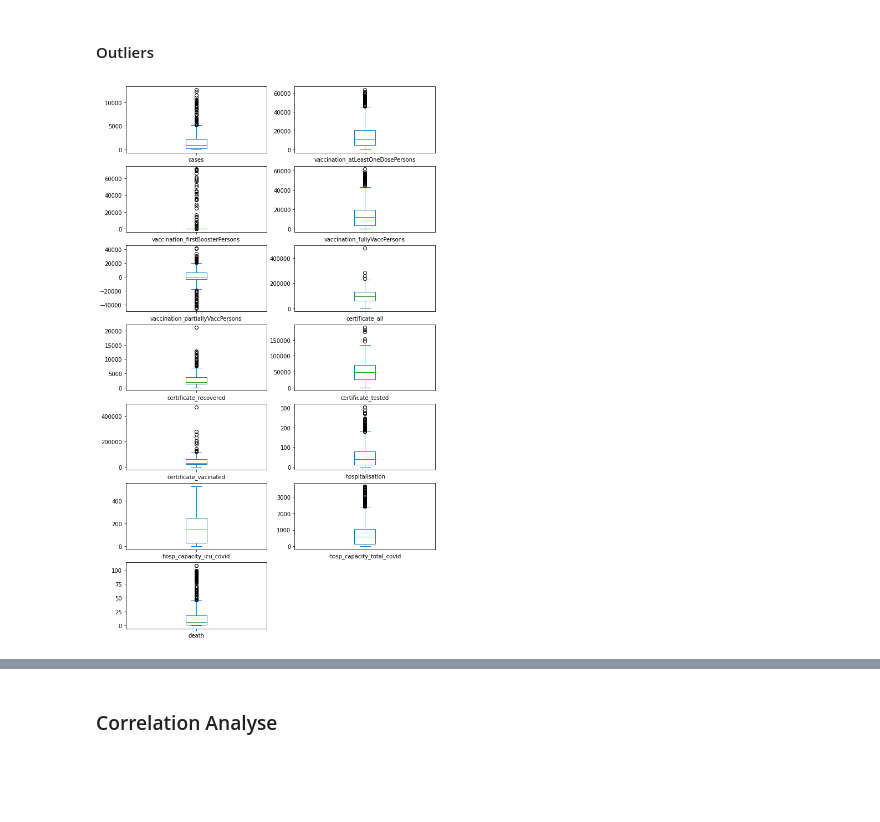
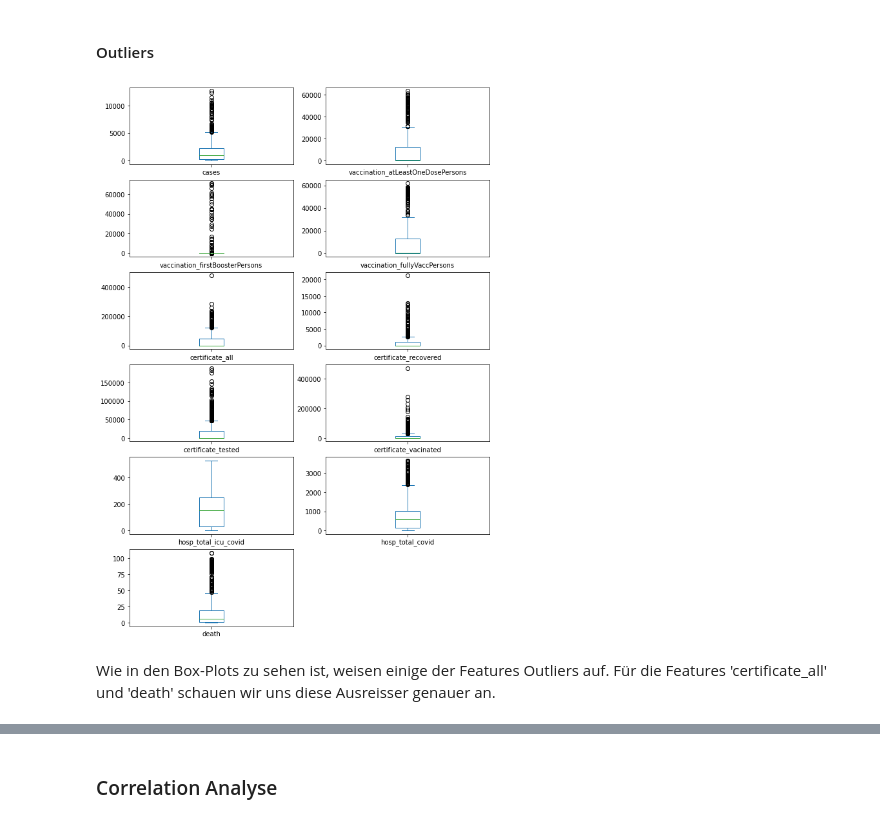
Before and after one commit to maggi71/ml-corona, a Jupyter notebook: preprocessing/data_analysis.ipynb, the cells around one changed output, grey strips where cells are left out. Drawn from its saved outputs; the diff is of its cells as text; code cells hidden in the pictures; blank space fills up the shorter version.

```diff
--- a/preprocessing/data_analysis.ipynb
+++ b/preprocessing/data_analysis.ipynb
@@ -366,0 +362,4 @@ df.head()
+# %%
+# Interpolation
+df['hosp_total_icu_covid'] = df['hosp_total_icu_covid'].interpolate(method='linear')
+df.head(n=10)
@@ -367,2 +379,3 @@ df.head()
 # %%
-df['hosp_capacity_total_covid'] = df['hosp_capacity_total_covid'].interpolate(method='linear')
+df['hosp_total_covid']= df['hosp_total_covid'].interpolate(method='linear')
+df.head(n=10)
@@ -410,3 +394,0 @@ df.head(n=20)
-# %%
-# To use
-df['hosp_capacity_total_covid'] = df['hosp_capacity_total_covid'].interpolate()
@@ -451,2 +417,5 @@ Wenn man die statistichen Kennzahlen zu den verschiednen Features betrachtet, f
+# %%
+# Delete feature 'vaccination_partiallyVaccPersons'
+df = df.drop('vaccination_partiallyVaccPersons', axis=1)
 # %% [markdown]
 #### Visualisierung
@@ -458,21 +428,6 @@ df['cases'].plot(title="COVID-19 cases over time")
 # %% [markdown]
 #### Outliers
 # %%
-numerical_cols = ['cases',
-'vaccination_atLeastOneDosePersons',
-'vaccination_firstBoosterPersons',
-'vaccination_fullyVaccPersons',
-'vaccination_partiallyVaccPersons',
-'certificate_all',
-'certificate_recovered',
-'certificate_tested',
-'certificate_vacinated',
-'hospitalisation',
-'hosp_capacity_icu_covid',
-'hosp_capacity_total_covid',
-'death'
-]
-
-_ = df.loc[:, numerical_cols].plot(kind='box', subplots=True, layout=(7, 2), figsize=(10, 18), sharex=False)
+_ = df.plot(kind='box', subplots=True, layout=(7, 2), figsize=(10, 18), sharex=False)
 # %% [output]
-[figure, old version]
+[figure, new version]
@@ -480,0 +434,2 @@ _ = df.loc[:, numerical_cols].plot(kind='box', subplots=True, layout=(7, 2), fig
+# %% [markdown]
+Wie in den Box-Plots zu sehen ist, weisen einige der Features Outliers auf. Für die Features 'certificate_all' und 'death' schauen wir uns diese Ausreisser genauer an.
```
Also changed, not shown: parts of 50 cells of this notebook.
